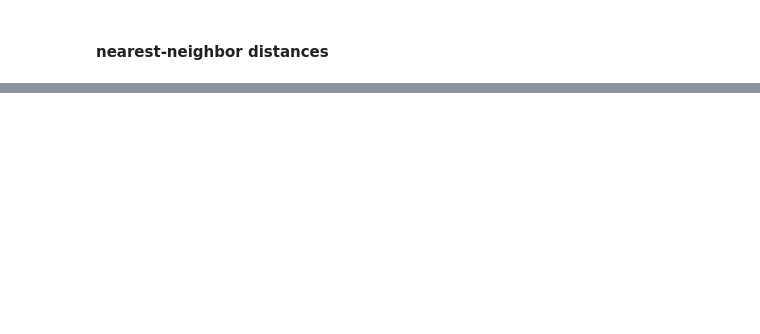
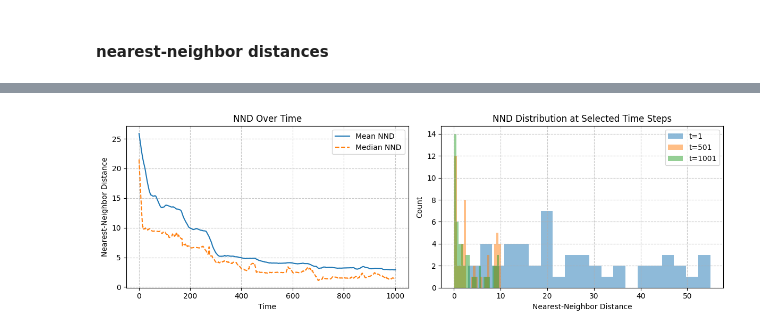
Before and after one commit to VictoriousGladiator/NaturalComputing, a Jupyter notebook: A3/si-exercises/exercise_boids/analysis/metrics.ipynb, the cells around one changed output, grey strips where cells are left out. Drawn from its saved outputs; the diff is of its cells as text; code cells hidden in the pictures; blank space fills up the shorter version.

Commit message:
empirical study of the 3.1 exercise and additional nearest_neighbor_distances for 3.2 added

```diff
--- a/A3/si-exercises/exercise_boids/analysis/metrics.ipynb
+++ b/A3/si-exercises/exercise_boids/analysis/metrics.ipynb
@@ -72,3 +72,23 @@ plt.show()
 [figure]
 # %% [markdown]
 #### nearest-neighbor distances
+# %%
+def nearest_neighbor_distances(df, W=400, H=400):
+    records = []
+    for t, group in df.groupby('time'):
+        pos = group[['x', 'y']].values
+        n = len(pos)
+        min_dists = np.empty(n)
+        for i in range(n):
+            dx = np.abs(pos[i, 0] - pos[:, 0])
+            dy = np.abs(pos[i, 1] - pos[:, 1])
+            dx = np.minimum(dx, W - dx)
+            dy = np.minimum(dy, H - dy)
+            d = np.sqrt(dx**2 + dy**2)
+            d[i] = np.inf  # exclude self
+            min_dists[i] = d.min()
+        records.append({'time': t, 'mean_nnd': min_dists.mean(), 'median_nnd': np.median(min_dists)})
+    return pd.DataFrame(records)
+
+nnd_df = nearest_neighbor_distances(data)
+nnd_df.head()
@@ -74,0 +102,37 @@ plt.show()
+# %%
+fig, axes = plt.subplots(1, 2, figsize=(12, 4))
+
+# Left: mean and median NND over time
+axes[0].plot(nnd_df['time'], nnd_df['mean_nnd'], label='Mean NND')
+axes[0].plot(nnd_df['time'], nnd_df['median_nnd'], label='Median NND', linestyle='--')
+axes[0].set_xlabel('Time')
+axes[0].set_ylabel('Nearest-Neighbor Distance')
+axes[0].set_title('NND Over Time')
+axes[0].legend()
+axes[0].grid(True, linestyle='--', alpha=0.7)
+
+# Right: distribution of NND at three time points
+times = sorted(data['time'].unique())
+sample_times = [times[0], times[len(times)//2], times[-1]]
+for t in sample_times:
+    pos = data[data['time'] == t][['x', 'y']].values
+    n = len(pos)
+    min_dists = []
+    for i in range(n):
+        dx = np.minimum(np.abs(pos[i, 0] - pos[:, 0]), 400 - np.abs(pos[i, 0] - pos[:, 0]))
+        dy = np.minimum(np.abs(pos[i, 1] - pos[:, 1]), 400 - np.abs(pos[i, 1] - pos[:, 1]))
+        d = np.sqrt(dx**2 + dy**2)
+        d[i] = np.inf
+        min_dists.append(d.min())
+    axes[1].hist(min_dists, bins=20, alpha=0.5, label=f't={t}')
+
+axes[1].set_xlabel('Nearest-Neighbor Distance')
+axes[1].set_ylabel('Count')
+axes[1].set_title('NND Distribution at Selected Time Steps')
+axes[1].legend()
+axes[1].grid(True, linestyle='--', alpha=0.7)
+
+plt.tight_layout()
+plt.show()
+# %% [output]
+[figure, added]
```
Also changed, not shown: parts of 1 cell of this notebook, 12 other files.
